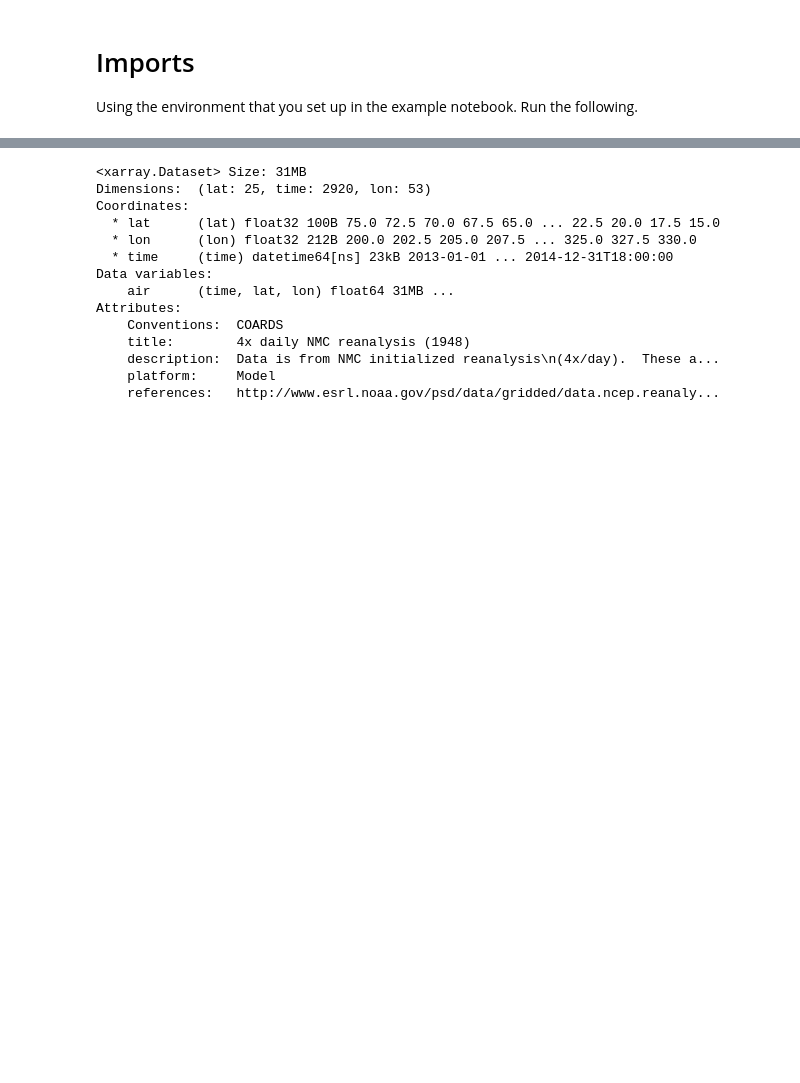
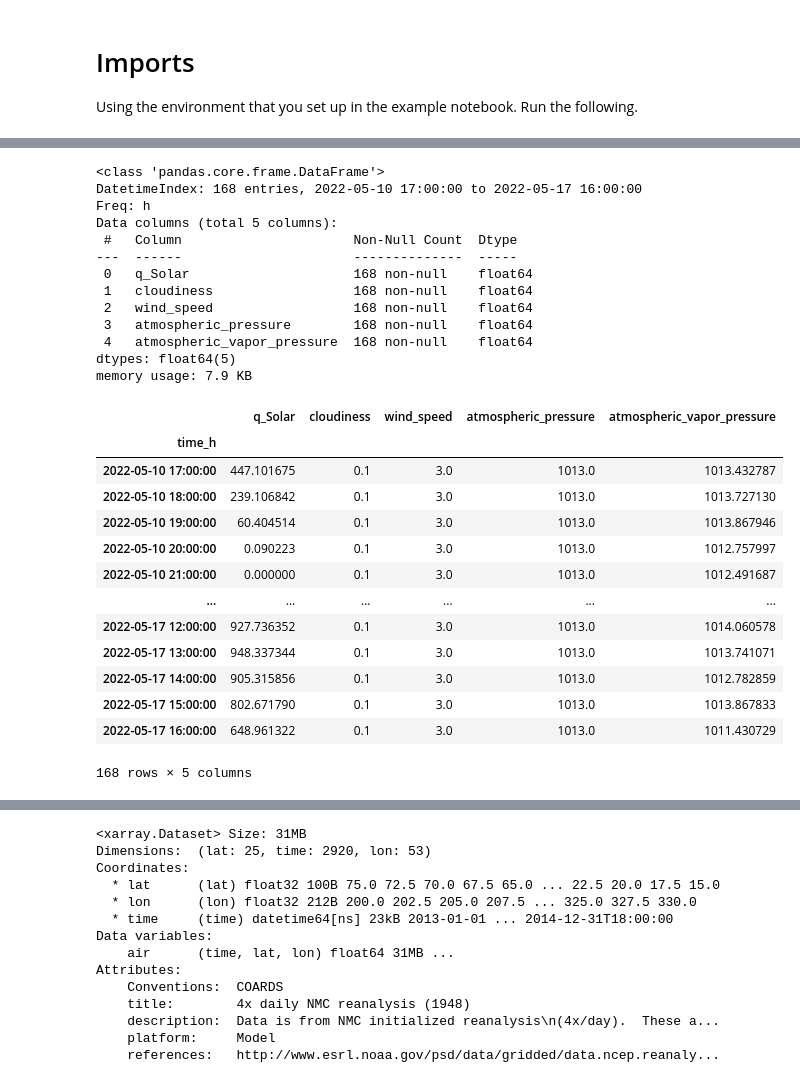
Before and after one commit to EcohydrologyTeam/ClearWater-modules, a Jupyter notebook: examples/dev_sandbox/xarray_multi_time_coods.ipynb, the cells around one changed output, grey strips where cells are left out. Cells and saved outputs as stored; diff of their text form; code cells hidden in the pictures; blank space fills up the shorter version.

Commit message:
Update xarray_multi_time_coods.ipynb
Renamed from `xsimlab_...`.
@ptomasula, I'm curious is this helps with challenge 2

```diff
--- a/examples/dev_sandbox/xsimlab_multi_time_coods.ipynb
+++ b/examples/dev_sandbox/xarray_multi_time_coods.ipynb
@@ -15,0 +23,2 @@ import datetime
+# %%
+model_name = 'sumwere_creek_coarse_p48'
@@ -15,0 +42,11 @@ import datetime
+# %%
+def process_csv_inputs(
+    csv_path: os.PathLike,
+    index_col: int | str = 0,
+) -> pd.DataFrame:
+    df = pd.read_csv(csv_path, index_col=index_col, parse_dates=True)
+    df.dropna(axis="index", how="all", inplace=True)
+    frequency = pd.infer_freq(df.index)
+    df.index.freq = frequency
+    df.index.rename(f"time_{frequency}", inplace=True)
+    return df
@@ -15,0 +85,9 @@ import datetime
+# %%
+### Solar radiation
+# Hourly estimates, such as from a climate reanalysis dataset
+# (i.e. ERA5, NLDAS, or CONUS404)
+solar_df = process_csv_inputs(
+    DATA_ROOT / "cwr_boundary_conditions_q_Solar_p28.csv",
+)
+solar_df.info()
+solar_df
@@ -15,0 +118,40 @@ import datetime
+# %%
+# Add other required hourly meteorological boundary conditions
+met_hourly_df = solar_df.copy()
+met_hourly_df["cloudiness"] = 0.1
+met_hourly_df["wind_speed"] = 3.0
+met_hourly_df["atmospheric_pressure"] = 1013.0
+met_hourly_df["atmospheric_vapor_pressure"] = (
+    met_hourly_df["atmospheric_pressure"]
+    - np.random.normal(0, 1, size=len(met_hourly_df))
+)
+met_hourly_df.info()
+met_hourly_df
+# %% [output]
+<class 'pandas.core.frame.DataFrame'>
+DatetimeIndex: 168 entries, 2022-05-10 17:00:00 to 2022-05-17 16:00:00
+Freq: h
+Data columns (total 5 columns):
+ #   Column                      Non-Null Count  Dtype
+---  ------                      --------------  -----
+ 0   q_Solar                     168 non-null    float64
+ 1   cloudiness                  168 non-null    float64
+ 2   wind_speed                  168 non-null    float64
+ 3   atmospheric_pressure        168 non-null    float64
+ 4   atmospheric_vapor_pressure  168 non-null    float64
+dtypes: float64(5)
+memory usage: 7.9 KB
+|  | q_Solar | cloudiness | wind_speed | atmospheric_pressure | atmospheric_vapor_pressure |
+| time_h |  |  |  |  |  |
+| 2022-05-10 17:00:00 | 447.101675 | 0.1 | 3.0 | 1013.0 | 1013.432787 |
+| 2022-05-10 18:00:00 | 239.106842 | 0.1 | 3.0 | 1013.0 | 1013.727130 |
+| 2022-05-10 19:00:00 | 60.404514 | 0.1 | 3.0 | 1013.0 | 1013.867946 |
+| 2022-05-10 20:00:00 | 0.090223 | 0.1 | 3.0 | 1013.0 | 1012.757997 |
+| 2022-05-10 21:00:00 | 0.000000 | 0.1 | 3.0 | 1013.0 | 1012.491687 |
+| ... | ... | ... | ... | ... | ... |
+| 2022-05-17 12:00:00 | 927.736352 | 0.1 | 3.0 | 1013.0 | 1014.060578 |
+| 2022-05-17 13:00:00 | 948.337344 | 0.1 | 3.0 | 1013.0 | 1013.741071 |
+| 2022-05-17 14:00:00 | 905.315856 | 0.1 | 3.0 | 1013.0 | 1012.782859 |
+| 2022-05-17 15:00:00 | 802.671790 | 0.1 | 3.0 | 1013.0 | 1013.867833 |
+| 2022-05-17 16:00:00 | 648.961322 | 0.1 | 3.0 | 1013.0 | 1011.430729 |
+168 rows × 5 columns
```
Also changed, not shown: parts of 29 cells of this notebook.
